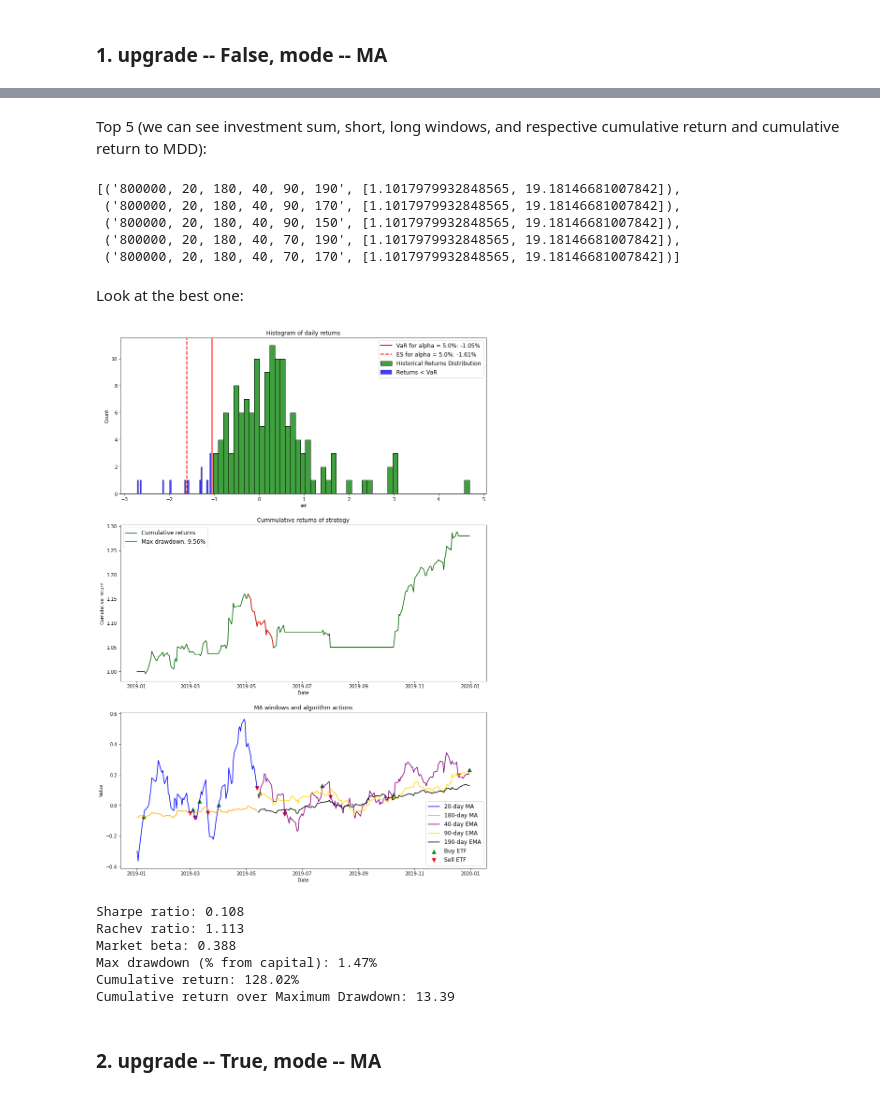
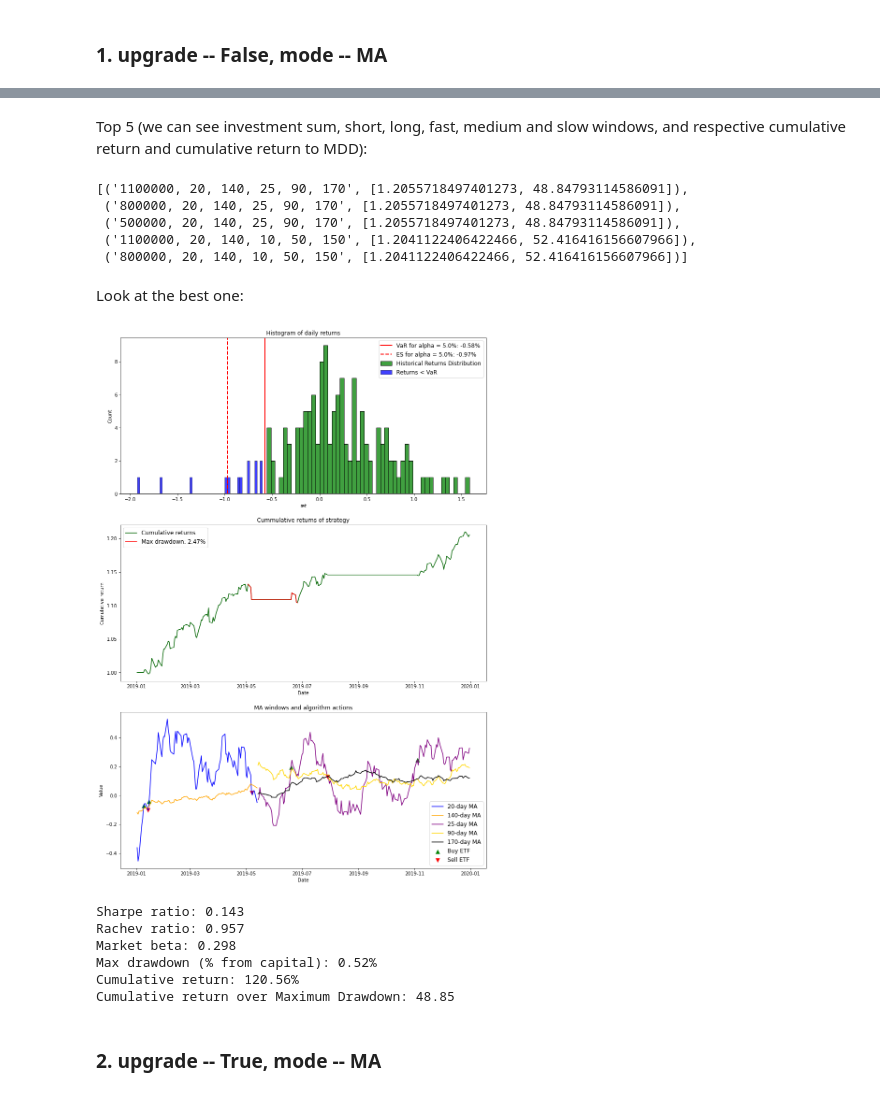
Before and after one commit to Nikita-PV/SMA-and-3-EMA-Strategy, a Jupyter notebook: combined_moving_average_strategy.ipynb, the cells around one changed output, grey strips where cells are left out. Cells and saved outputs as stored; diff of their text form; code cells hidden in the pictures.

```diff
--- a/combined_moving_average_strategy.ipynb
+++ b/combined_moving_average_strategy.ipynb
@@ -19,7 +19,7 @@ import yfinance as yf
 # %% [markdown]
 Let's start from downloading quotes for S&P index and its proxy for trading: S&P 500 (^GSPC) and SPDR S&P 500 ETF Trust (SPY) respectively. Also look at the data and plot the price chart with division into three periods (2010-01-01 : 2018-12-31, 2019-01-01 : 2019-12-31, 2020-01-01 : 2020-09-05).
 # %%
-etf_snp = yf.download('S&P', '2010-01-01', '2020-09-05')
+etf_snp = yf.download('SPY', '2010-01-01', '2020-09-05')
 snp_index = yf.download('^GSPC', '2010-01-01', '2020-09-05')
 print(etf_snp.shape, snp_index.shape)
 # %% [output]
@@ -204,8 +203,9 @@ def RunMovingAverageCrossStrategyUpgraded(data, target, date1, date2, mode='EMA'
     Arguments:
     - data: dataframe with date-indexes and four columns: prices, returns, market returns and volatility
     - target: for implemeting strategy rules
-    - short_window, long_window: MA windows
-    - slow_window, medium_window, fast_window: EMA windows
+    - mode: moving average to be used in the triple moving average can be either EMA or SMA.
+    - short_window, long_window: SMA windows
+    - slow_window, medium_window, fast_window: windows for moving average from parameter 'mode'
     - summa: chosed sum for trading
     - upgrade: True, if we want to run upgraded strategy, False - standard strategy (default)
     - up: extra coefficient for implementing upgraded strategy
@@ -423,11 +423,11 @@ def RunMovingAverageCrossStrategyUpgraded(data, target, date1, date2, mode='EMA'
                              label=f'{long_window}-day MA' if i == 0 else '', color='orange')
             else:
                 sns.lineplot(data=work_data.iloc[start:end]['ema_f'], ax = axs[2],
-                             label=f'{fast_window}-day EMA' if i == 1 else '', color='purple')
+                             label=f'{fast_window}-day {mode}' if i == 1 else '', color='purple')
                 sns.lineplot(data=work_data.iloc[start:end]['ema_m'], ax = axs[2],
-                             label=f'{medium_window}-day EMA' if i == 1 else '', color='gold')
+                             label=f'{medium_window}-day {mode}' if i == 1 else '', color='gold')
                 sns.lineplot(data=work_data.iloc[start:end]['ema_s'], ax = axs[2],
-                             label=f'{slow_window}-day EMA' if i==1 else '', color='black')
+                             label=f'{slow_window}-day {mode}' if i==1 else '', color='black')
 
         sns.scatterplot(x=work_data.index[work_data.signal == 1.0],
                         y=work_data.values[np.where(work_data.signal == 1.0)[0], np.where(work_data[work_data.signal == 1.0]['mode'] == 'MA', 6, 5)],
@@ -543,31 +543,31 @@ End: 2023-12-03 07:07:31.460022
 Strategies checked: 2160
 # %% [markdown]
-Top 5 (we can see investment sum, short, long windows, and respective cumulative return and cumulative return to MDD):
+Top 5 (we can see investment sum, short, long, fast, medium and slow windows, and respective cumulative return and cumulative return to MDD):
 # %%
 [(k, v) for k, v in sorted(goods1.items(), key = lambda item: item[1][0])][::-1][:5]
 # %% [output]
-[('800000, 20, 180, 40, 90, 190', [1.1017979932848565, 19.18146681007842]),
- ('800000, 20, 180, 40, 90, 170', [1.1017979932848565, 19.18146681007842]),
- ('800000, 20, 180, 40, 90, 150', [1.1017979932848565, 19.18146681007842]),
- ('800000, 20, 180, 40, 70, 190', [1.1017979932848565, 19.18146681007842]),
- ('800000, 20, 180, 40, 70, 170', [1.1017979932848565, 19.18146681007842])]
+[('1100000, 20, 140, 25, 90, 170', [1.2055718497401273, 48.84793114586091]),
+ ('800000, 20, 140, 25, 90, 170', [1.2055718497401273, 48.84793114586091]),
+ ('500000, 20, 140, 25, 90, 170', [1.2055718497401273, 48.84793114586091]),
+ ('1100000, 20, 140, 10, 50, 150', [1.2041122406422466, 52.416416156607966]),
+ ('800000, 20, 140, 10, 50, 150', [1.2041122406422466, 52.416416156607966])]
 # %% [markdown]
 Look at the best one:
 # %%
 f_data, invs, cum_rets, cap, ratios = \
             RunMovingAverageCrossStrategyUpgraded(data, target, date1 = '2019-01-01', date2 = '2019-12-31',
-                                                  short_window = 20, long_window = 180,
-                                                  fast_window = 40, medium_window = 90, slow_window=190,
-                                                  summa = 8 * 10**5, upgrade = False,
+                                                  short_window = 20, long_window = 140,
+                                                  fast_window = 25, medium_window = 90, slow_window=170,
+                                                  summa = 11 * 10**5, upgrade = False,
                                                   up = 1, show_results = True, mode='MA')
 # %% [output]
-[figure, old version]
+[figure, new version]
-Sharpe ratio: 0.108
-Rachev ratio: 1.113
-Market beta: 0.388
-Max drawdown (% from capital): 1.47%
-Cumulative return: 128.02%
-Cumulative return over Maximum Drawdown: 13.39
+Sharpe ratio: 0.143
+Rachev ratio: 0.957
+Market beta: 0.298
+Max drawdown (% from capital): 0.52%
+Cumulative return: 120.56%
+Cumulative return over Maximum Drawdown: 48.85
 # %% [markdown]
 ### 2. upgrade -- True, mode -- MA
 # %%
```
Also changed, not shown: parts of 24 cells of this notebook.
